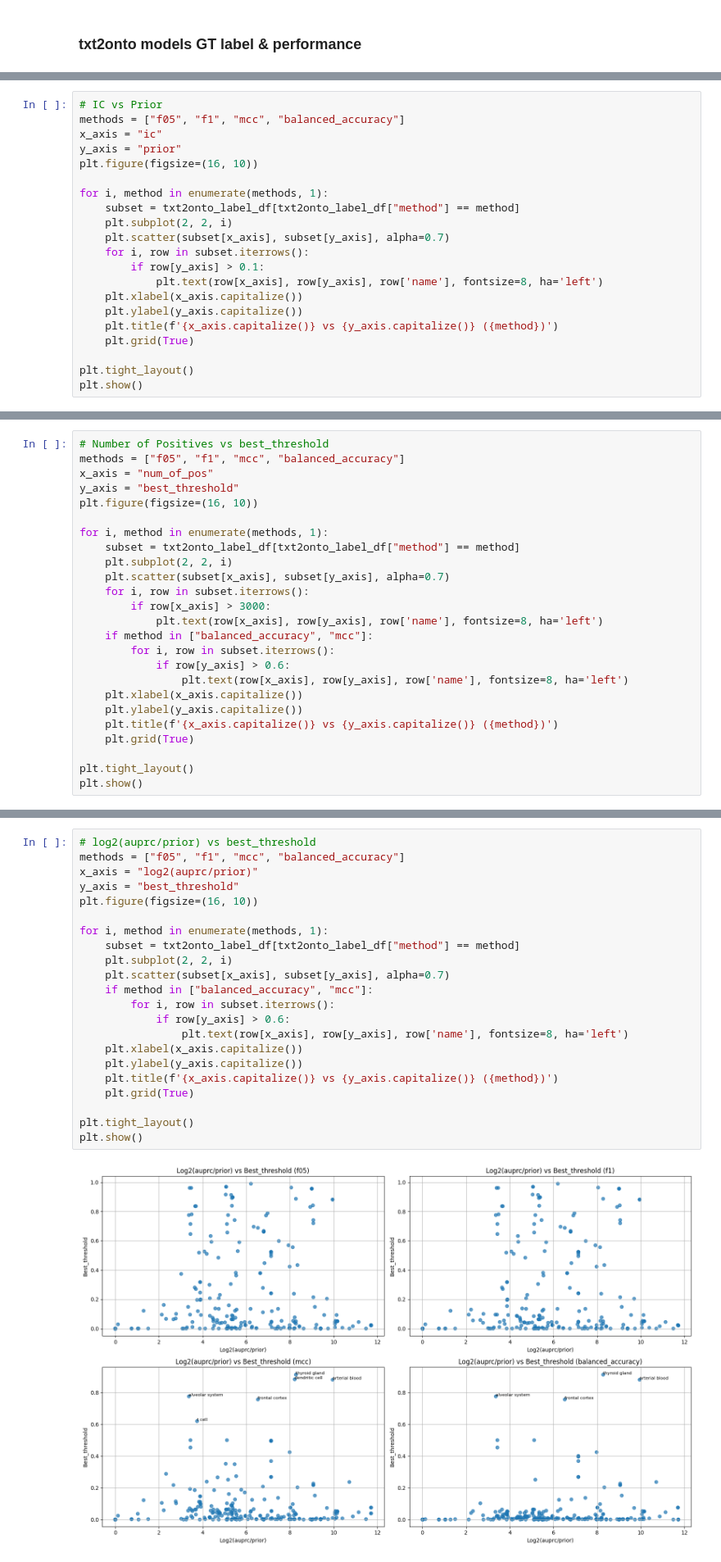
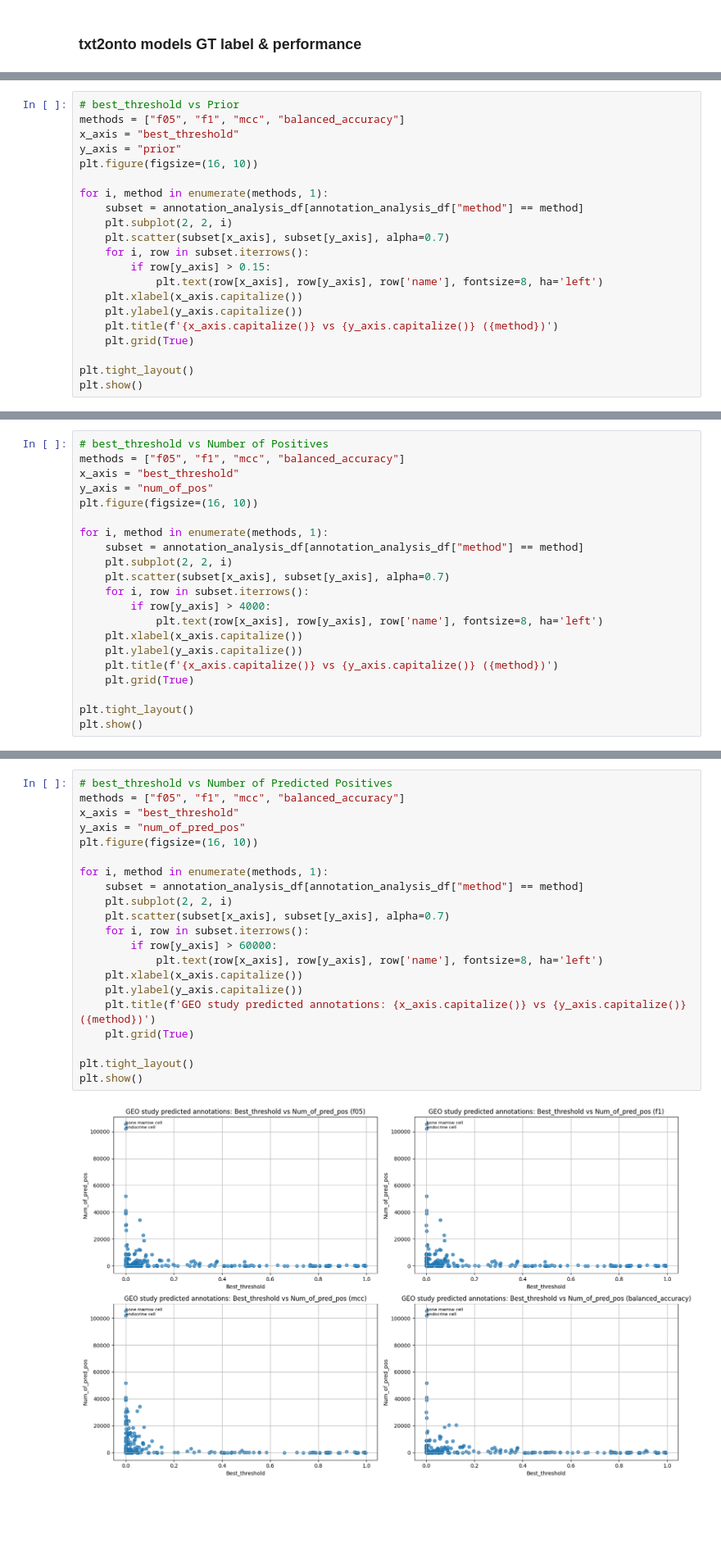
Before and after one commit to phicks22/txt2onto_prediction_workflow, a Jupyter notebook: notebook/2025-11-17__sampleLASSO_microarray_description_txt2onto_predicted_annotation_analysis.ipynb, the cells around one changed output, grey strips where cells are left out. Shown at 82% size. Drawn from its saved outputs; the diff is of its cells as text; blank space fills up the shorter version.

```diff
--- a/notebook/2025-11-17__sampleLASSO_microarray_description_txt2onto_predicted_annotation_analysis.ipynb
+++ b/notebook/2025-11-17__sampleLASSO_microarray_description_txt2onto_predicted_annotation_analysis.ipynb
@@ -372,16 +538,16 @@ plt.show()
 # %%
-# IC vs Prior
+# best_threshold vs Prior
 methods = ["f05", "f1", "mcc", "balanced_accuracy"]
-x_axis = "ic"
+x_axis = "best_threshold"
 y_axis = "prior"
 plt.figure(figsize=(16, 10))
 
 for i, method in enumerate(methods, 1):
-    subset = txt2onto_label_df[txt2onto_label_df["method"] == method]
+    subset = annotation_analysis_df[annotation_analysis_df["method"] == method]
     plt.subplot(2, 2, i)
     plt.scatter(subset[x_axis], subset[y_axis], alpha=0.7)
     for i, row in subset.iterrows():
-        if row[y_axis] > 0.1:
+        if row[y_axis] > 0.15:
             plt.text(row[x_axis], row[y_axis], row['name'], fontsize=8, ha='left')
     plt.xlabel(x_axis.capitalize())
     plt.ylabel(y_axis.capitalize())
@@ -395,21 +561,17 @@ plt.show()
 # %%
-# Number of Positives vs best_threshold
+# best_threshold vs Number of Positives
 methods = ["f05", "f1", "mcc", "balanced_accuracy"]
-x_axis = "num_of_pos"
-y_axis = "best_threshold"
+x_axis = "best_threshold"
+y_axis = "num_of_pos"
 plt.figure(figsize=(16, 10))
 
 for i, method in enumerate(methods, 1):
-    subset = txt2onto_label_df[txt2onto_label_df["method"] == method]
+    subset = annotation_analysis_df[annotation_analysis_df["method"] == method]
     plt.subplot(2, 2, i)
     plt.scatter(subset[x_axis], subset[y_axis], alpha=0.7)
     for i, row in subset.iterrows():
-        if row[x_axis] > 3000:
+        if row[y_axis] > 4000:
             plt.text(row[x_axis], row[y_axis], row['name'], fontsize=8, ha='left')
-    if method in ["balanced_accuracy", "mcc"]:
-        for i, row in subset.iterrows():
-            if row[y_axis] > 0.6:
-                plt.text(row[x_axis], row[y_axis], row['name'], fontsize=8, ha='left')
     plt.xlabel(x_axis.capitalize())
     plt.ylabel(y_axis.capitalize())
     plt.title(f'{x_axis.capitalize()} vs {y_axis.capitalize()} ({method})')
@@ -422,24 +584,23 @@ plt.show()
 # %%
-# log2(auprc/prior) vs best_threshold
+# best_threshold vs Number of Predicted Positives
 methods = ["f05", "f1", "mcc", "balanced_accuracy"]
-x_axis = "log2(auprc/prior)"
-y_axis = "best_threshold"
+x_axis = "best_threshold"
+y_axis = "num_of_pred_pos"
 plt.figure(figsize=(16, 10))
 
 for i, method in enumerate(methods, 1):
-    subset = txt2onto_label_df[txt2onto_label_df["method"] == method]
+    subset = annotation_analysis_df[annotation_analysis_df["method"] == method]
     plt.subplot(2, 2, i)
     plt.scatter(subset[x_axis], subset[y_axis], alpha=0.7)
-    if method in ["balanced_accuracy", "mcc"]:
-        for i, row in subset.iterrows():
-            if row[y_axis] > 0.6:
-                plt.text(row[x_axis], row[y_axis], row['name'], fontsize=8, ha='left')
+    for i, row in subset.iterrows():
+        if row[y_axis] > 60000:
+            plt.text(row[x_axis], row[y_axis], row['name'], fontsize=8, ha='left')
     plt.xlabel(x_axis.capitalize())
     plt.ylabel(y_axis.capitalize())
-    plt.title(f'{x_axis.capitalize()} vs {y_axis.capitalize()} ({method})')
+    plt.title(f'GEO study predicted annotations: {x_axis.capitalize()} vs {y_axis.capitalize()} ({method})')
     plt.grid(True)
 
 plt.tight_layout()
 plt.show()
 # %% [output]
-[figure, old version]
+[figure, new version]
```
Also changed, not shown: parts of 37 cells of this notebook.
